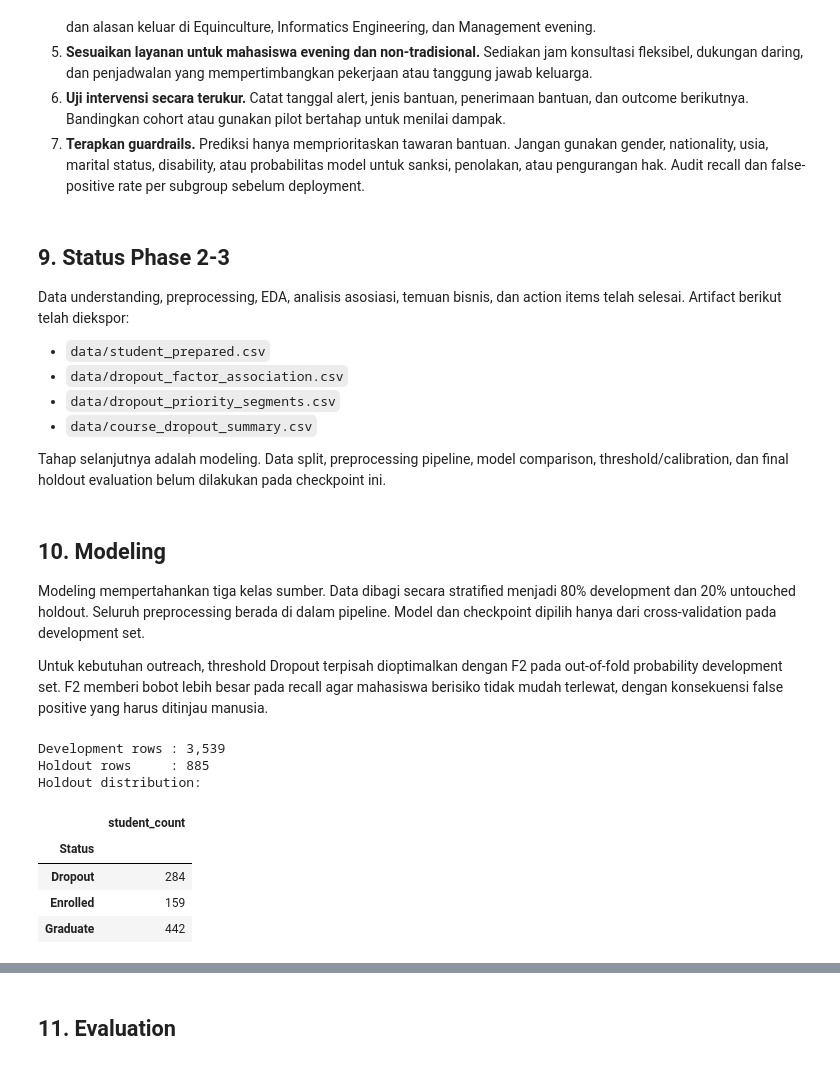
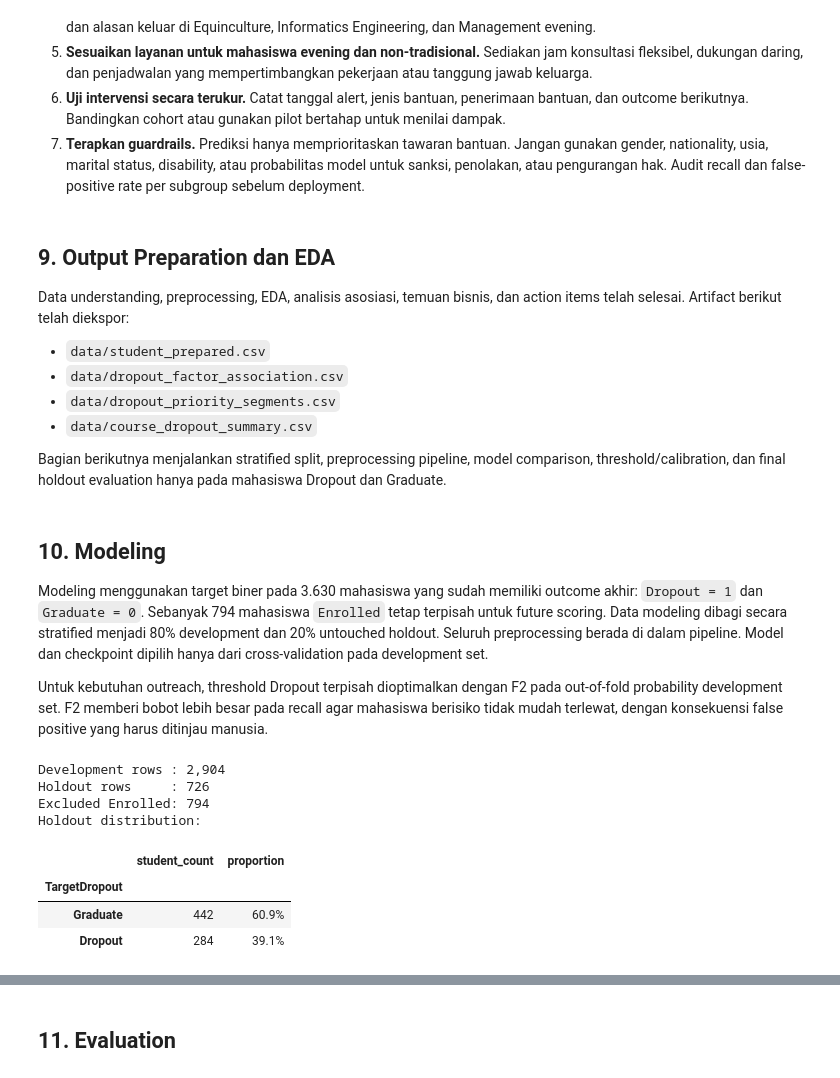
Before and after one commit to reregin/student-dropout-analysis, a Jupyter notebook: notebook.ipynb, the cells around one changed output, grey strips where cells are left out. Drawn from its saved outputs; the diff is of its cells as text; code cells hidden in the pictures.

```diff
--- a/notebook.ipynb
+++ b/notebook.ipynb
@@ -798,7 +846,7 @@ dijumlahkan begitu saja.
    atau probabilitas model untuk sanksi, penolakan, atau pengurangan hak.
    Audit recall dan false-positive rate per subgroup sebelum deployment.
 # %% [markdown]
-## 9. Status Phase 2-3
+## 9. Output Preparation dan EDA
 
 Data understanding, preprocessing, EDA, analisis asosiasi, temuan bisnis,
 dan action items telah selesai. Artifact berikut telah diekspor:
@@ -808,16 +856,18 @@ dan action items telah selesai. Artifact berikut telah diekspor:
 - `data/dropout_priority_segments.csv`
 - `data/course_dropout_summary.csv`
 
-Tahap selanjutnya adalah modeling. Data split, preprocessing pipeline,
+Bagian berikutnya menjalankan stratified split, preprocessing pipeline,
 model comparison, threshold/calibration, dan final holdout evaluation
-belum dilakukan pada checkpoint ini.
+hanya pada mahasiswa Dropout dan Graduate.
 # %% [markdown]
 ## 10. Modeling
 
-Modeling mempertahankan tiga kelas sumber. Data dibagi secara stratified
-menjadi 80% development dan 20% untouched holdout. Seluruh preprocessing
-berada di dalam pipeline. Model dan checkpoint dipilih hanya dari
-cross-validation pada development set.
+Modeling menggunakan target biner pada 3.630 mahasiswa yang sudah
+memiliki outcome akhir: `Dropout = 1` dan `Graduate = 0`. Sebanyak 794
+mahasiswa `Enrolled` tetap terpisah untuk future scoring. Data modeling
+dibagi secara stratified menjadi 80% development dan 20% untouched
+holdout. Seluruh preprocessing berada di dalam pipeline. Model dan
+checkpoint dipilih hanya dari cross-validation pada development set.
 
 Untuk kebutuhan outreach, threshold Dropout terpisah dioptimalkan dengan
 F2 pada out-of-fold probability development set. F2 memberi bobot lebih
@@ -839,48 +889,57 @@ from sklearn.metrics import (
     accuracy_score, balanced_accuracy_score, classification_report,
     confusion_matrix, f1_score, log_loss, precision_recall_curve,
     precision_score, recall_score, roc_auc_score,
 )
 from sklearn.model_selection import (
     StratifiedKFold, cross_validate, cross_val_predict, train_test_split,
 )
 from sklearn.pipeline import Pipeline
-from sklearn.preprocessing import OneHotEncoder, StandardScaler, label_binarize
+from sklearn.preprocessing import OneHotEncoder, StandardScaler
 
 MODEL_DIR = Path("model")
 MODEL_DIR.mkdir(exist_ok=True)
 MODEL_PATH = MODEL_DIR / "student_status_model.joblib"
 METADATA_PATH = MODEL_DIR / "model_metadata.json"
 COMPARISON_PATH = MODEL_DIR / "model_comparison.csv"
 HOLDOUT_METRICS_PATH = MODEL_DIR / "holdout_metrics.json"
 CONFUSION_PATH = MODEL_DIR / "holdout_confusion_matrix.csv"
 THRESHOLD_PATH = MODEL_DIR / "dropout_threshold_metrics.csv"
 IMPORTANCE_PATH = MODEL_DIR / "permutation_importance.csv"
 SUBGROUP_PATH = MODEL_DIR / "subgroup_audit.csv"
 PREDICTION_SAMPLE_PATH = Path("data/prediction_sample.csv")
+FUTURE_PREDICTIONS_PATH = Path("data/enrolled_student_predictions.csv")
 
-CLASS_ORDER = ["Dropout", "Enrolled", "Graduate"]
-X_all = df.drop(columns="Status")
-y_all = df["Status"]
+CLASS_LABELS = {0: "Graduate", 1: "Dropout"}
+X_all = modeling_df.drop(columns=["Status", "TargetDropout"])
+y_all = modeling_df["TargetDropout"]
 train_index, test_index = train_test_split(
-    np.arange(len(df)), test_size=0.20, random_state=RANDOM_STATE,
+    modeling_df.index.to_numpy(), test_size=0.20, random_state=RANDOM_STATE,
     stratify=y_all,
 )
-y_train = y_all.iloc[train_index]
-y_test = y_all.iloc[test_index]
+y_train = y_all.loc[train_index]
+y_test = y_all.loc[test_index]
 
 print(f"Development rows : {len(train_index):,}")
 print(f"Holdout rows     : {len(test_index):,}")
+print(f"Excluded Enrolled: {len(future_scoring_df):,}")
 print("Holdout distribution:")
-display(y_test.value_counts().reindex(CLASS_ORDER).to_frame("student_count"))
+holdout_distribution = (
+    y_test.value_counts().sort_index().rename(index=CLASS_LABELS)
+    .rename("student_count").to_frame()
+)
+holdout_distribution["proportion"] = (
+    holdout_distribution["student_count"] / len(y_test)
+)
+display(holdout_distribution.style.format({"proportion": "{:.1%}"}))
 # %% [output]
-Development rows : 3,539
-Holdout rows     : 885
+Development rows : 2,904
+Holdout rows     : 726
+Excluded Enrolled: 794
 Holdout distribution:
-|  | student_count |
-| Status |  |
-| Dropout | 284 |
-| Enrolled | 159 |
-| Graduate | 442 |
+|  | student_count | proportion |
+| TargetDropout |  |  |
+| Graduate | 442 | 60.9% |
+| Dropout | 284 | 39.1% |
 # %%
 categorical_candidates = {
     "Application_mode", "Course", "Daytime_evening_attendance",
```
Also changed, not shown: parts of 17 cells of this notebook, 17 other files.
